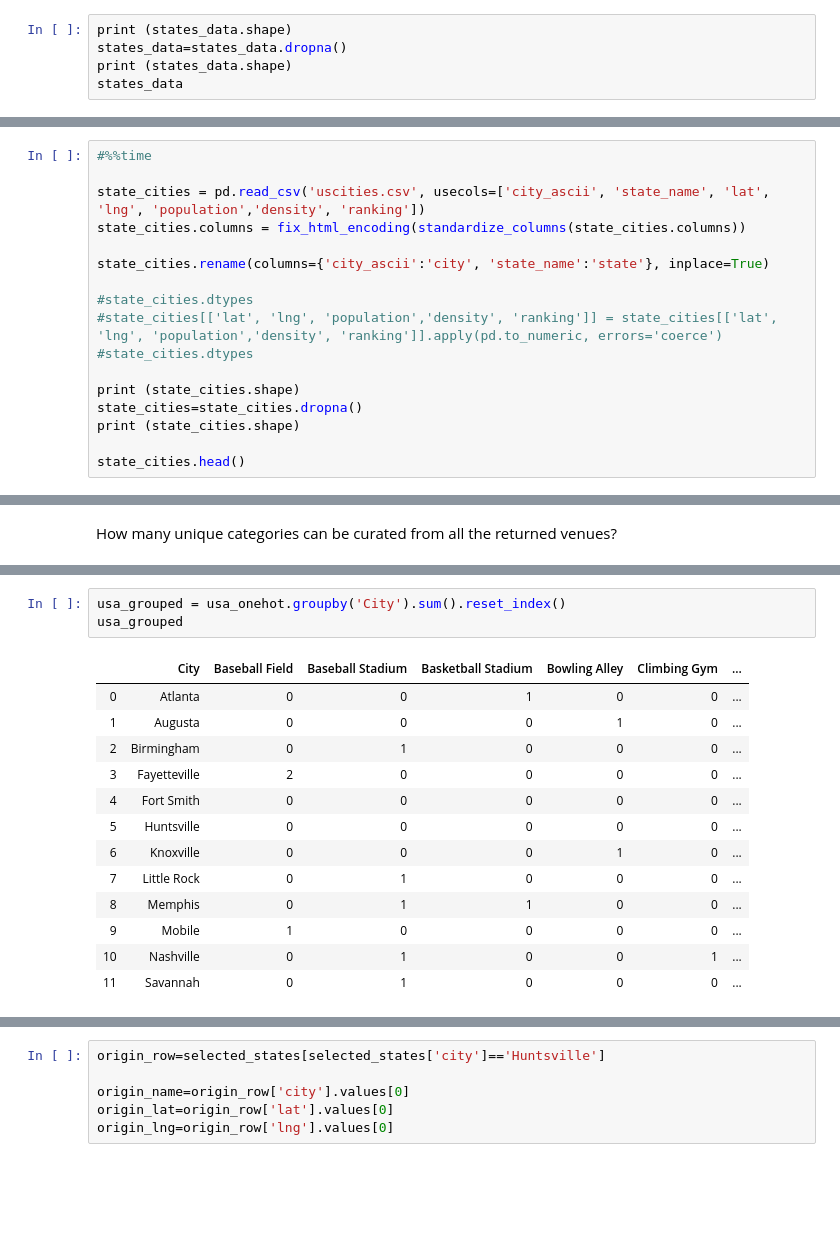
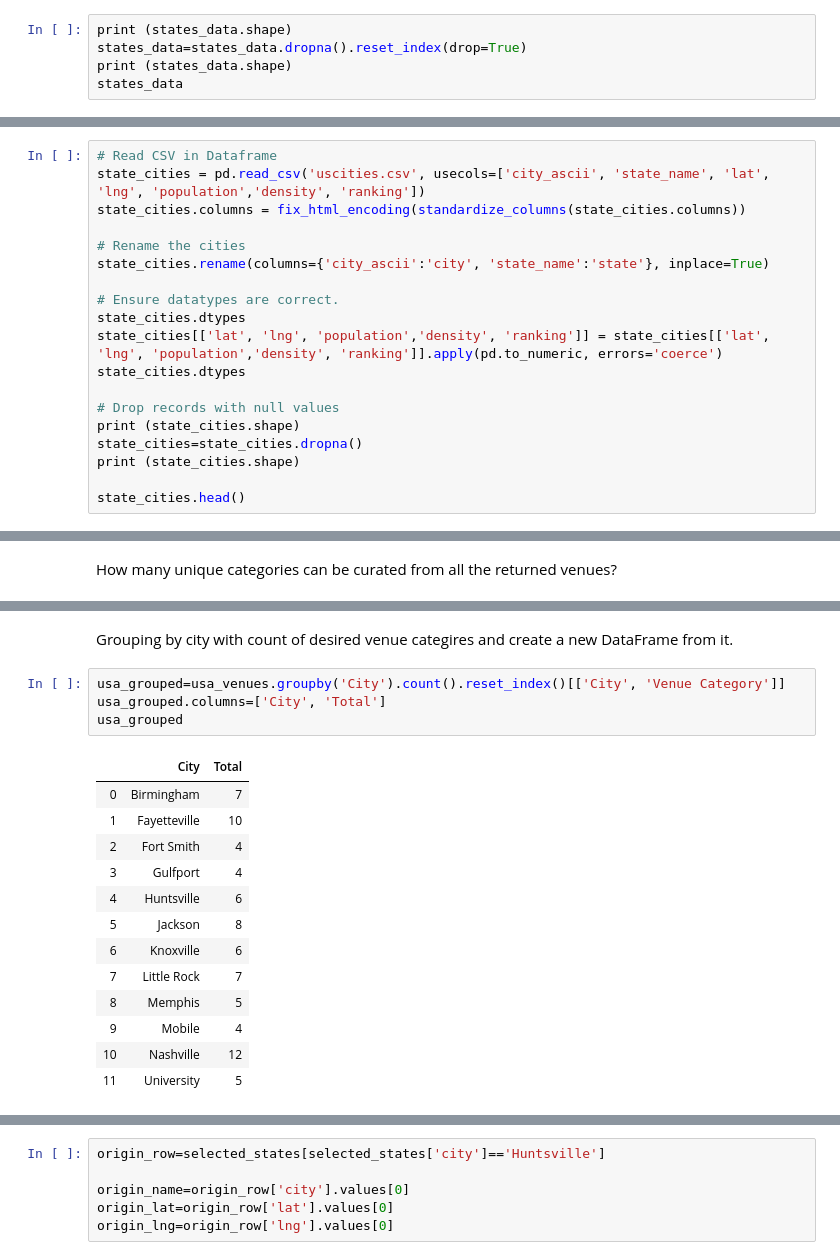
Before and after one commit to githubfezan/Coursera_Capstone, a Jupyter notebook: The_Battle_of_Neighborhoods_-_A Family_Business_Moving_to_a_New_Location.ipynb, the cells around one changed output, grey strips where cells are left out. Drawn from its saved outputs; the diff is of its cells as text; blank space fills up the shorter version.

```diff
--- a/The_Battle_of_Neighborhoods_-_A Family_Business_Moving_to_a_New_Location.ipynb
+++ b/The_Battle_of_Neighborhoods_-_A Family_Business_Moving_to_a_New_Location.ipynb
@@ -270,6 +372,6 @@ dtype: object
 # %%
 print (states_data.shape)
-states_data=states_data.dropna()
+states_data=states_data.dropna().reset_index(drop=True)
 print (states_data.shape)
 states_data
 # %% [output]
@@ -524,15 +684,17 @@ selected_states
 # %%
-#%%time
-
+# Read CSV in Dataframe
 state_cities = pd.read_csv('uscities.csv', usecols=['city_ascii', 'state_name', 'lat', 'lng', 'population','density', 'ranking'])
 state_cities.columns = fix_html_encoding(standardize_columns(state_cities.columns))
 
+# Rename the cities
 state_cities.rename(columns={'city_ascii':'city', 'state_name':'state'}, inplace=True)
 
-#state_cities.dtypes
-#state_cities[['lat', 'lng', 'population','density', 'ranking']] = state_cities[['lat', 'lng', 'population','density', 'ranking']].apply(pd.to_numeric, errors='coerce')
-#state_cities.dtypes
+# Ensure datatypes are correct.
+state_cities.dtypes
+state_cities[['lat', 'lng', 'population','density', 'ranking']] = state_cities[['lat', 'lng', 'population','density', 'ranking']].apply(pd.to_numeric, errors='coerce')
+state_cities.dtypes
 
+# Drop records with null values
 print (state_cities.shape)
 state_cities=state_cities.dropna()
 print (state_cities.shape)
@@ -854,17 +968,20 @@ Let's group rows by neighborhood and by taking the mean of the frequency of occu
+# %% [markdown]
+Grouping by city with count of desired venue categires and create a new DataFrame from it.
 # %%
-usa_grouped = usa_onehot.groupby('City').sum().reset_index()
+usa_grouped=usa_venues.groupby('City').count().reset_index()[['City', 'Venue Category']]
+usa_grouped.columns=['City', 'Total']
 usa_grouped
 # %% [output]
-|  | City | Baseball Field | Baseball Stadium | Basketball Stadium | Bowling Alley | Climbing Gym | ... |
-| 0 | Atlanta | 0 | 0 | 1 | 0 | 0 | ... |
-| 1 | Augusta | 0 | 0 | 0 | 1 | 0 | ... |
-| 2 | Birmingham | 0 | 1 | 0 | 0 | 0 | ... |
-| 3 | Fayetteville | 2 | 0 | 0 | 0 | 0 | ... |
-| 4 | Fort Smith | 0 | 0 | 0 | 0 | 0 | ... |
-| 5 | Huntsville | 0 | 0 | 0 | 0 | 0 | ... |
-| 6 | Knoxville | 0 | 0 | 0 | 1 | 0 | ... |
-| 7 | Little Rock | 0 | 1 | 0 | 0 | 0 | ... |
-| 8 | Memphis | 0 | 1 | 1 | 0 | 0 | ... |
-| 9 | Mobile | 1 | 0 | 0 | 0 | 0 | ... |
-| 10 | Nashville | 0 | 1 | 0 | 0 | 1 | ... |
-| 11 | Savannah | 0 | 1 | 0 | 0 | 0 | ... |
+|  | City | Total |
+| 0 | Birmingham | 7 |
+| 1 | Fayetteville | 10 |
+| 2 | Fort Smith | 4 |
+| 3 | Gulfport | 4 |
+| 4 | Huntsville | 6 |
+| 5 | Jackson | 8 |
+| 6 | Knoxville | 6 |
+| 7 | Little Rock | 7 |
+| 8 | Memphis | 5 |
+| 9 | Mobile | 4 |
+| 10 | Nashville | 12 |
+| 11 | University | 5 |
```
Also changed, not shown: parts of 123 cells of this notebook, 1 other file.
